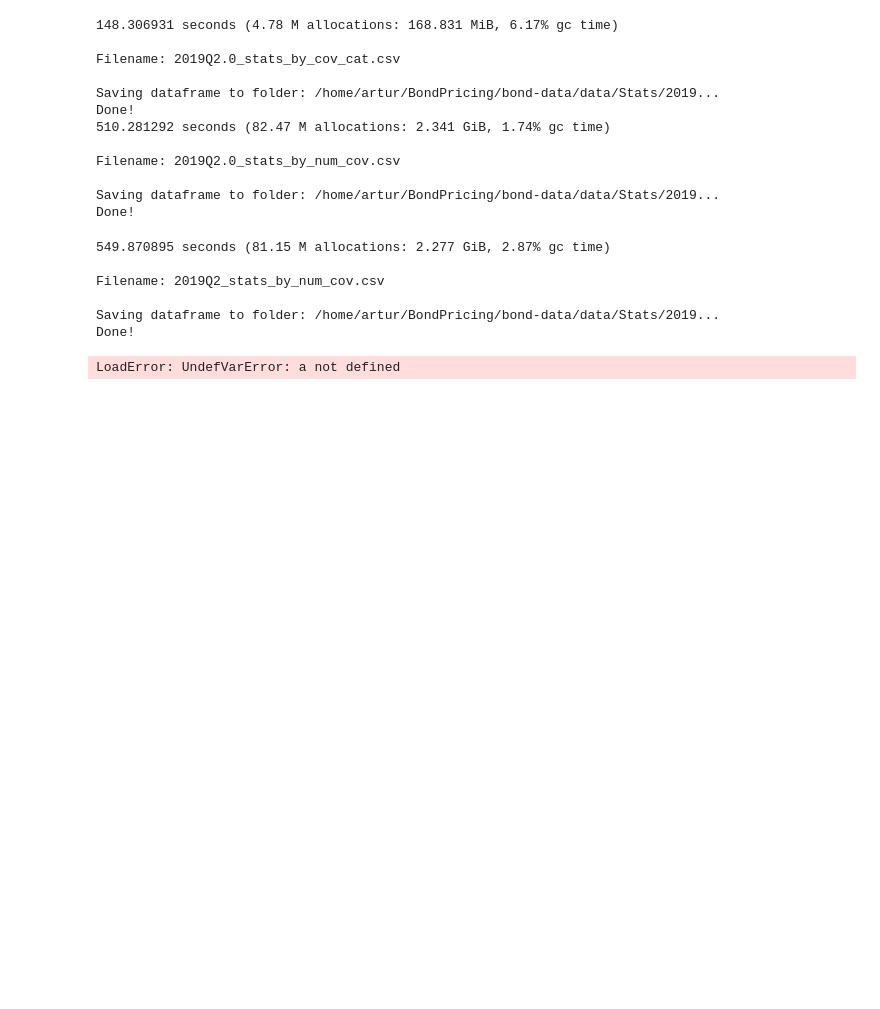
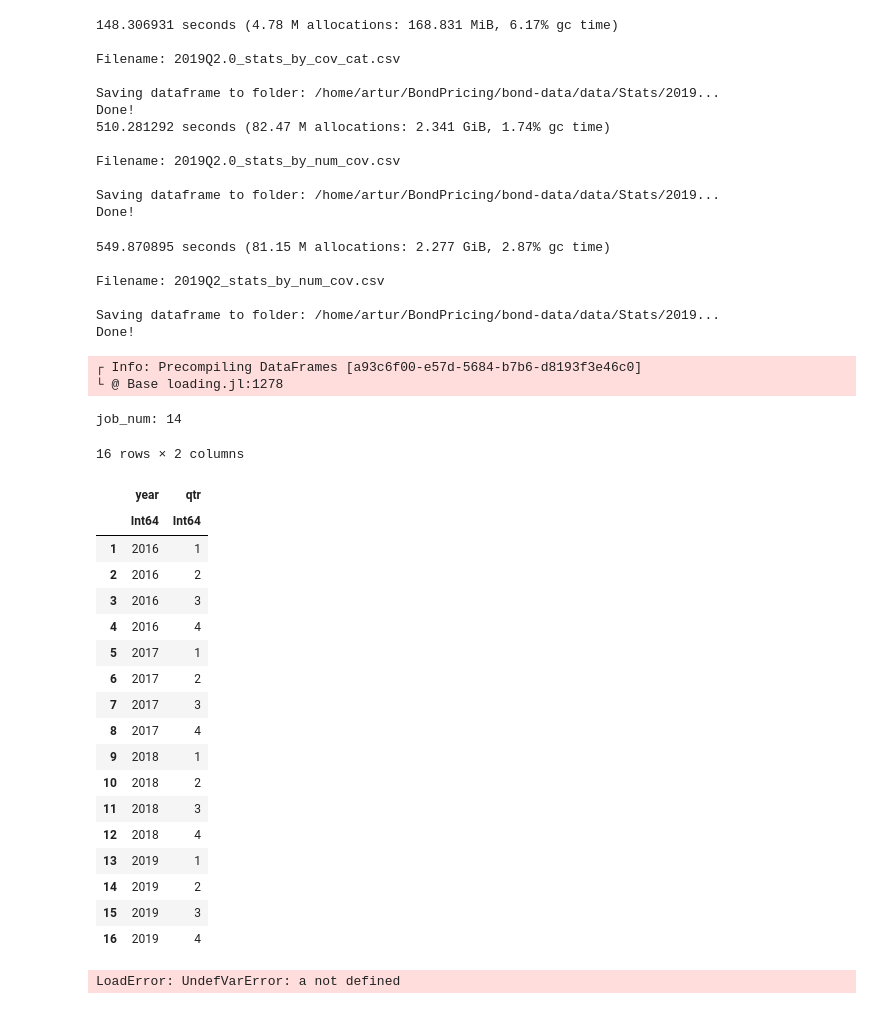
Before and after one commit to acbezerra/bond-data, a Jupyter notebook: notebooks/bond-stats-analysis.ipynb, the cells around one changed output. Drawn from its saved outputs; the diff is of its cells as text; code cells hidden in the pictures; blank space fills up the shorter version.

```diff
--- a/notebooks/bond-stats-analysis.ipynb
+++ b/notebooks/bond-stats-analysis.ipynb
@@ -214,6 +214,41 @@ Filename: 2019Q2_stats_by_num_cov.csv
 
 Saving dataframe to folder: /home/artur/BondPricing/bond-data/data/Stats/2019...
 Done!
+# %%
+using DataFrames
+# Capture Job Number
+#job_num = parse(Int, ARGS[1])
+job_num = "14"
+println("job_num: ", job_num)
+
+# Define Year and Quarter
+min_yr = 2016
+max_yr = 2019
+yrqtr = DataFrames.crossjoin(DataFrame(:year => min_yr:max_yr),
+                             DataFrame(:qtr => 1:4))
+# %% [output]
+┌ Info: Precompiling DataFrames [a93c6f00-e57d-5684-b7b6-d8193f3e46c0]
+└ @ Base loading.jl:1278
+job_num: 14
+16 rows × 2 columns
+|  | year | qtr |
+|  | Int64 | Int64 |
+| 1 | 2016 | 1 |
+| 2 | 2016 | 2 |
+| 3 | 2016 | 3 |
+| 4 | 2016 | 4 |
+| 5 | 2017 | 1 |
+| 6 | 2017 | 2 |
+| 7 | 2017 | 3 |
+| 8 | 2017 | 4 |
+| 9 | 2018 | 1 |
+| 10 | 2018 | 2 |
+| 11 | 2018 | 3 |
+| 12 | 2018 | 4 |
+| 13 | 2019 | 1 |
+| 14 | 2019 | 2 |
+| 15 | 2019 | 3 |
+| 16 | 2019 | 4 |
 # %%
 a
 # %% [output]
```
Also changed, not shown: 45 other files.
